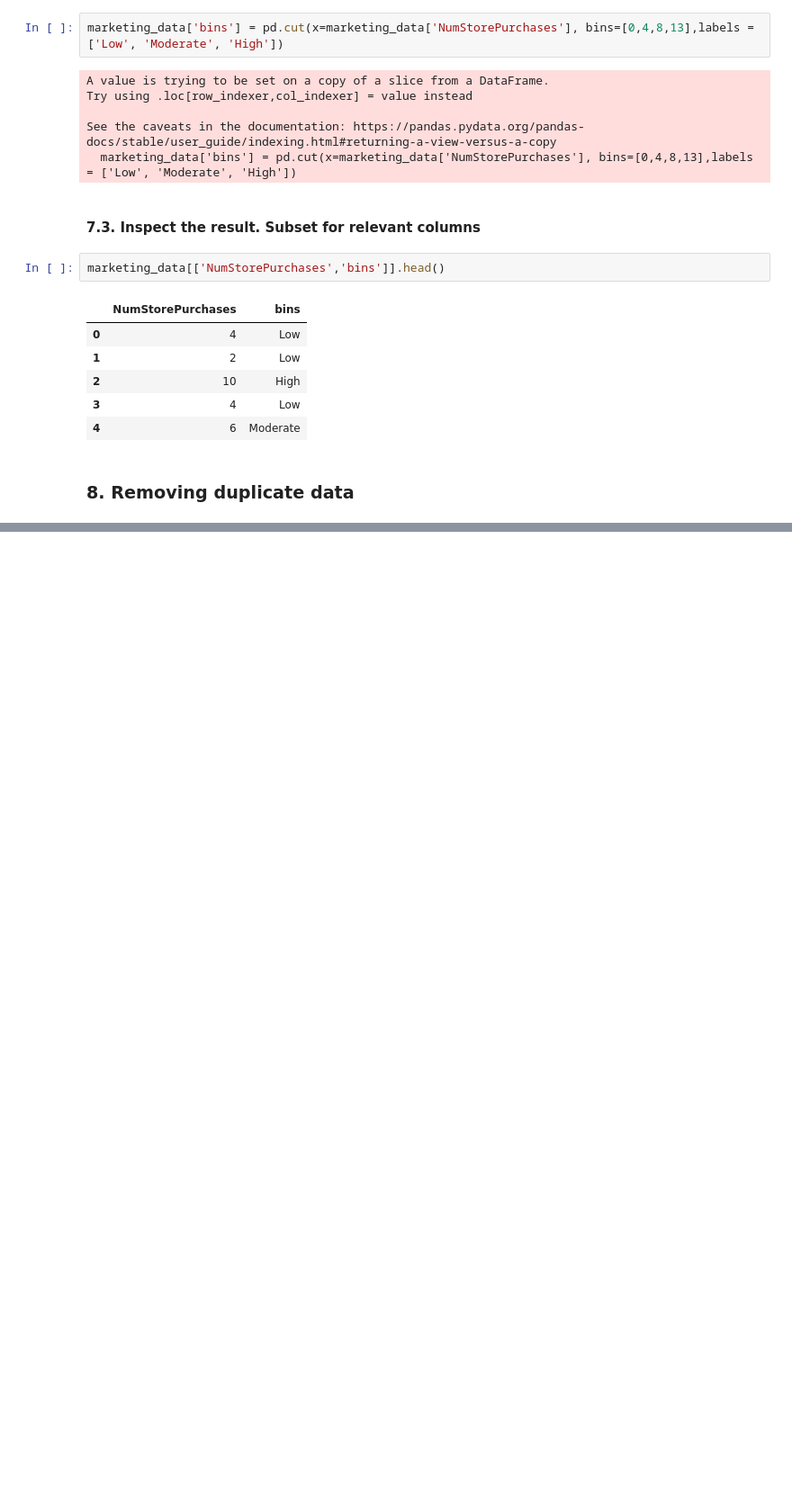
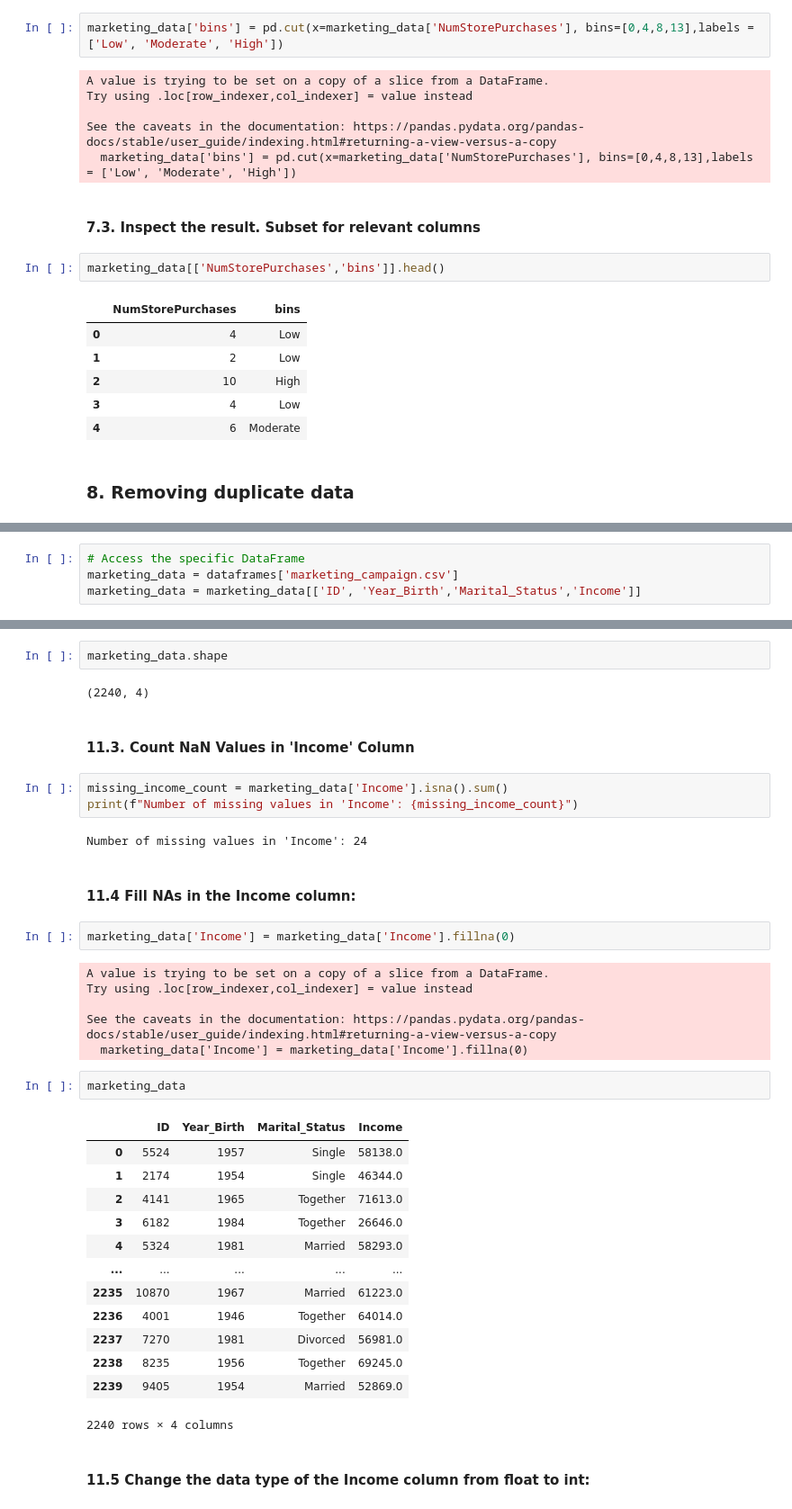
Before and after one commit to Mutiu123/The_EDA_with_Python, a Jupyter notebook: EDA_Book_Samples.ipynb, the cells around one changed output, grey strips where cells are left out. Shown at 90% size. Saved outputs shown, nothing was run; the diff lists cells and outputs as text; blank space fills up the shorter version.

```diff
--- a/EDA_Book_Samples.ipynb
+++ b/EDA_Book_Samples.ipynb
@@ -775,0 +1011,4 @@ marketing_data[['NumStorePurchases','bins']].head()
+# %%
+# Access the specific DataFrame
+marketing_data = dataframes['marketing_campaign.csv']
+marketing_data = marketing_data[['ID', 'Year_Birth','Marital_Status','Income']]
@@ -775,0 +1026,39 @@ marketing_data[['NumStorePurchases','bins']].head()
+# %%
+marketing_data.shape
+# %% [output]
+(2240, 4)
+# %% [markdown]
+#### 11.3. Count NaN Values in 'Income' Column
+# %%
+missing_income_count = marketing_data['Income'].isna().sum()
+print(f"Number of missing values in 'Income': {missing_income_count}")
+# %% [output]
+Number of missing values in 'Income': 24
+# %% [markdown]
+#### 11.4 Fill NAs in the Income column:
+# %%
+marketing_data['Income'] = marketing_data['Income'].fillna(0)
+# %% [output]
+A value is trying to be set on a copy of a slice from a DataFrame.
+Try using .loc[row_indexer,col_indexer] = value instead
+
+See the caveats in the documentation: https://pandas.pydata.org/pandas-docs/stable/user_guide/indexing.html#returning-a-view-versus-a-copy
+  marketing_data['Income'] = marketing_data['Income'].fillna(0)
+# %%
+marketing_data
+# %% [output]
+|  | ID | Year_Birth | Marital_Status | Income |
+| 0 | 5524 | 1957 | Single | 58138.0 |
+| 1 | 2174 | 1954 | Single | 46344.0 |
+| 2 | 4141 | 1965 | Together | 71613.0 |
+| 3 | 6182 | 1984 | Together | 26646.0 |
+| 4 | 5324 | 1981 | Married | 58293.0 |
+| ... | ... | ... | ... | ... |
+| 2235 | 10870 | 1967 | Married | 61223.0 |
+| 2236 | 4001 | 1946 | Together | 64014.0 |
+| 2237 | 7270 | 1981 | Divorced | 56981.0 |
+| 2238 | 8235 | 1956 | Together | 69245.0 |
+| 2239 | 9405 | 1954 | Married | 52869.0 |
+2240 rows × 4 columns
+# %% [markdown]
+#### 11.5 Change the data type of the Income column from float to int:
```
Also changed, not shown: parts of 51 cells of this notebook.
